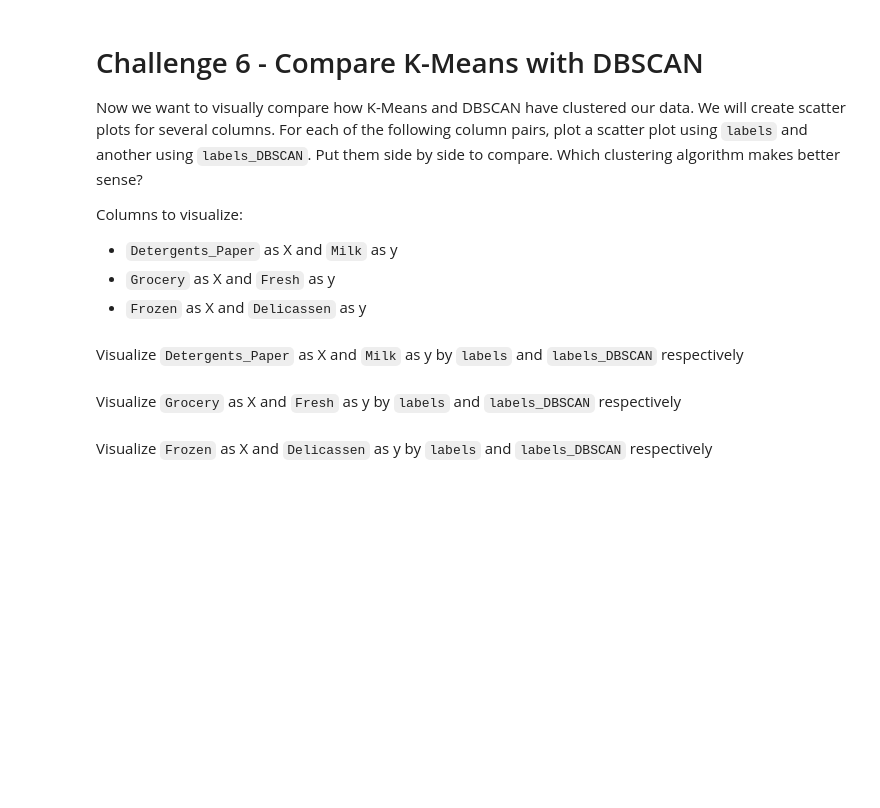
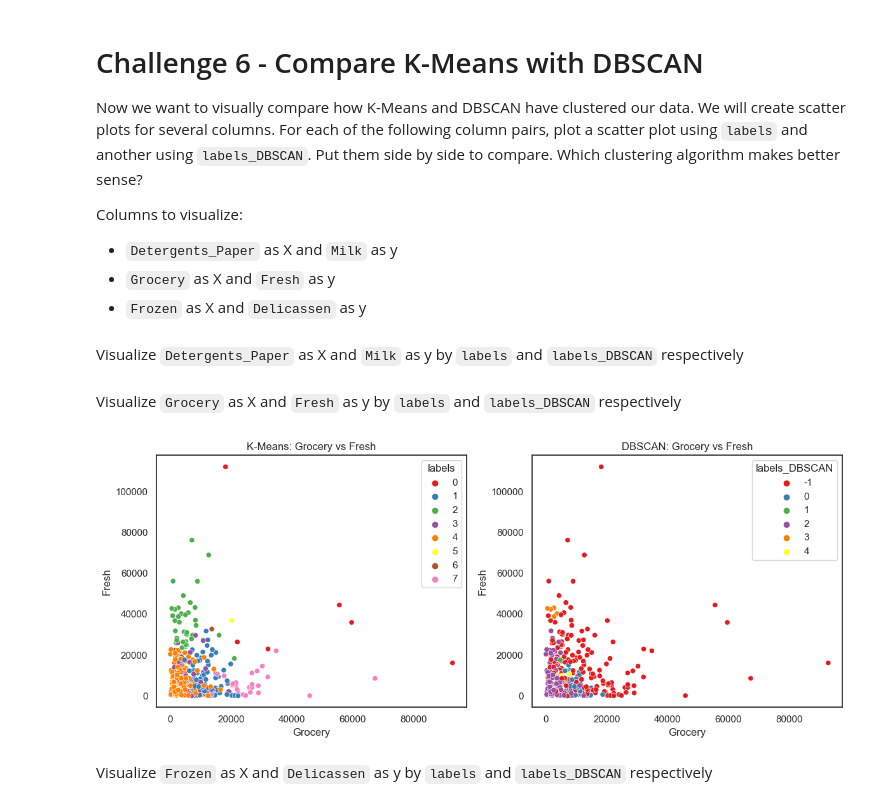
Before and after one commit to Ironhack-Data-Madrid-Octubre-2023/7.4-lab_unsupervised_learning, a Jupyter notebook: your-code/main.ipynb, the cells around one changed output. Drawn from its saved outputs; the diff is of its cells as text; code cells hidden in the pictures; blank space fills up the shorter version.

```diff
--- a/your-code/main.ipynb
+++ b/your-code/main.ipynb
@@ -289,2 +288,20 @@ Visualize `Grocery` as X and `Fresh` as y by `labels` and `labels_DBSCAN` respec
+# %%
+# Your code here:
+plt.figure(figsize=(12, 5))
+
+# Scatter plot para las etiquetas de K-Means
+plt.subplot(1, 2, 1)
+sns.scatterplot(data=filt_df, x='Grocery', y='Fresh', hue='labels', palette='Set1')
+plt.title('K-Means: Grocery vs Fresh')
+
+# Scatter plot para las etiquetas de DBSCAN
+plt.subplot(1, 2, 2)
+sns.scatterplot(data=filt_df, x='Grocery', y='Fresh', hue='labels_DBSCAN', palette='Set1')
+plt.title('DBSCAN: Grocery vs Fresh')
+
+plt.tight_layout()
+plt.show()
+# %% [output]
+[figure, added]
 # %% [markdown]
 Visualize `Frozen` as X and `Delicassen` as y by `labels` and `labels_DBSCAN` respectively
```
Also changed, not shown: parts of 10 cells of this notebook.
